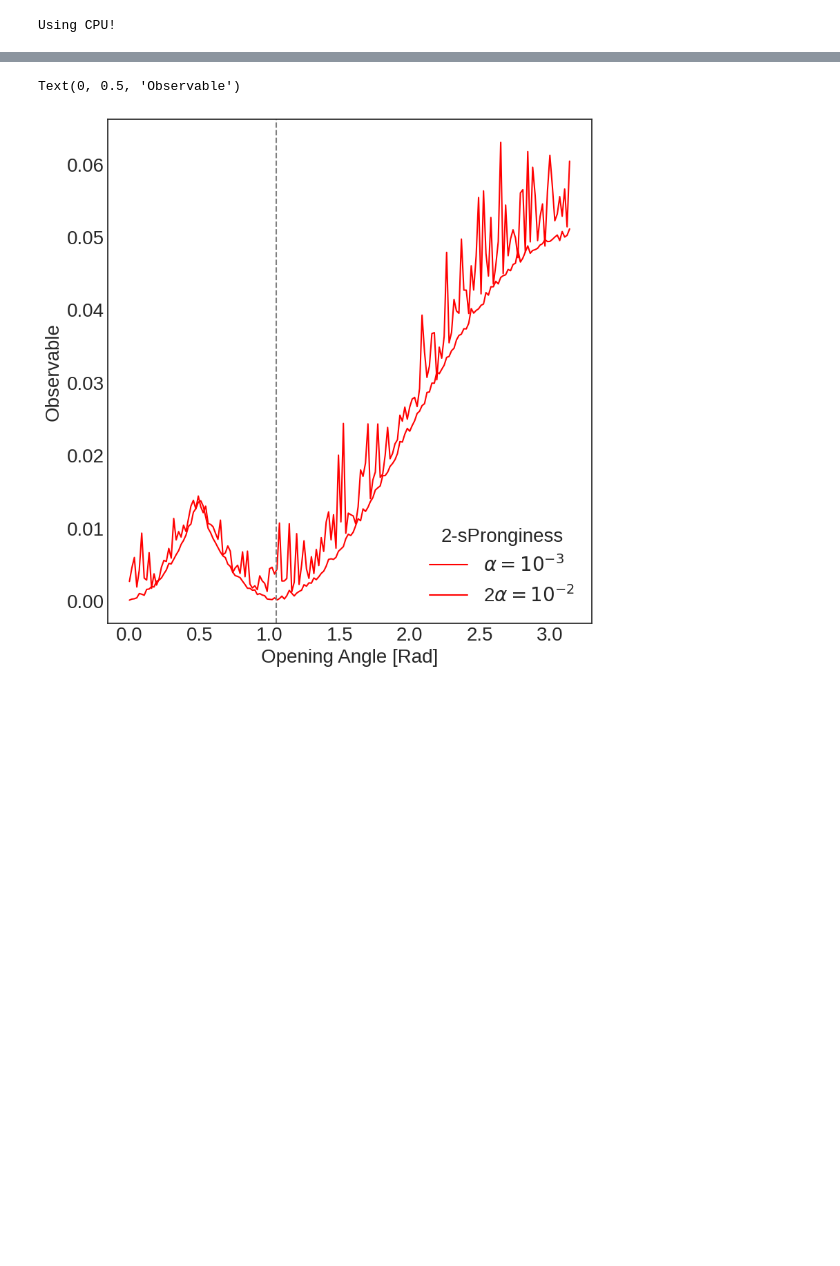
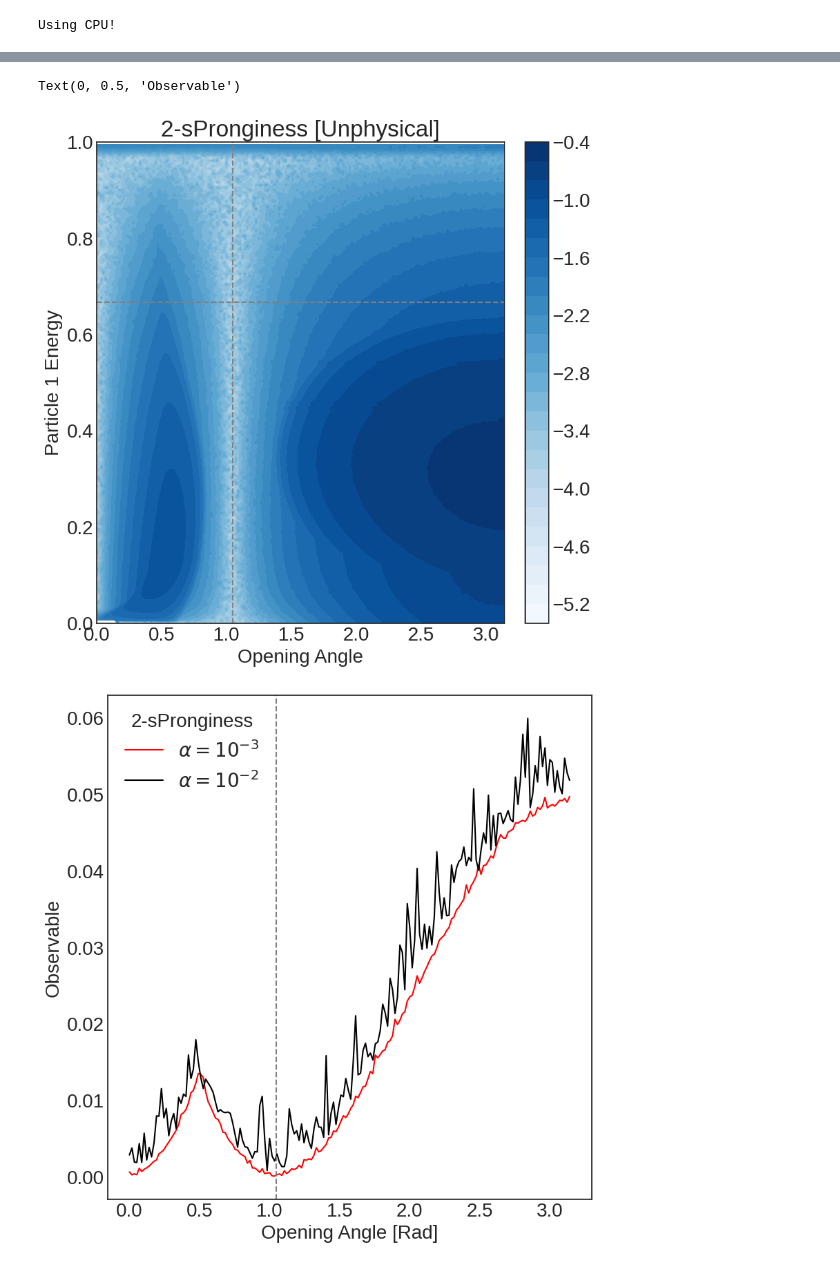
Before and after one commit to rikab/SPECTER, a Jupyter notebook: jax.ipynb, the cells around one changed output, grey strips where cells are left out. Saved outputs shown, nothing was run; the diff lists cells and outputs as text; code cells hidden in the pictures; blank space fills up the shorter version.

```diff
--- a/jax.ipynb
+++ b/jax.ipynb
@@ -373,6 +364,20 @@ plt.hist(sEMDs)
 # %%
 # sEMDs
 from tqdm import tqdm
+
+
+@jax.jit
+def train_step(epoch, s, sprongs):
+
+
+    sEMDS = ds2(sprongs, s)
+    grads = gradients(sprongs, s)
+
+    return sEMDS, grads
+
+    opt_state = opt_update(epoch, grads, opt_state)
+    return opt_state, sEMDS, sprongs
+
 
 # @jax.jit
 def compute_2spronginess(s, alpha = 1e-3):
@@ -401,20 +406,16 @@ def compute_2spronginess(s, alpha = 1e-3):
     for epoch in range(epochs):
 
         sprongs = get_params(opt_state)
-
-        sEMDS = ds2(sprongs, s)
-        grads = gradients(sprongs, s)
-
+        sEMDs, grads = train_step(epoch, s, sprongs)
         opt_state = opt_update(epoch, grads, opt_state)
 
-    #     for i in range(batch_size):
-    #         ts.append(epoch)
-    #         ss.append(sEMDS[i])
-
-    #     # sprongs = sprongs - 0.01 * grads
 
     # plt.scatter(ts,ss)
-    return sEMDS, sprongs
+    return sEMDs, sprongs
+
+
+
+
 
 
 
@@ -423,14 +424,38 @@ def compute_2spronginess(s, alpha = 1e-3):
 sEMDs_2, sprongs = compute_2spronginess(s, 1e-2)
 sEMDs_3, sprongs = compute_2spronginess(s, 1e-3)
 
+
+sEMDs = np.zeros((N,N))
+sEMDs[ij_indices[:,0], ij_indices[:,1]] = sEMDs_3
+
+
+plt.rcParams.update({'font.size': 20})
+fig, ax = plt.subplots(constrained_layout=True, figsize=(8, 8))
+
+
+plt.contourf(angles, energies, np.log10(sEMDs.T), cmap = "Blues", levels = 25)
+plt.xlabel("Opening Angle")
+plt.ylabel("Particle 1 Energy")
+plt.axvline(np.pi/3, ls = "--", color = "grey")
+plt.axhline(2/3, ls = "--", color = "grey")
+
+plt.title("2-sPronginess [Unphysical]")
+plt.colorbar()
+# plt.clabel("log$_{10}d^2$")
+
+
+
+
+
+
 plt.rcParams.update({'font.size': 20})
 fig, ax = plt.subplots(constrained_layout=True, figsize=(8, 8))
 
 # print(angles.shape, np.array(EMDs).shape)
 
 # plt.plot(angles, 2 * np.square(np.array(EMDs)), color = "black", label = r"$\beta$(2-Pronginess)$^\beta$")
-plt.plot(angles, np.array(sEMDs_3), color = "red", label = r"$\alpha = 10^{-3}$")
-plt.plot(angles, np.array(sEMDs_2), color = "black", label = r"$\alpha = 10^{-2}$")
+plt.plot(angles, np.array(sEMDs_3.reshape((N,N))[:,120]), color = "red", label = r"$\alpha = 10^{-3}$")
+plt.plot(angles, np.array(sEMDs_2.reshape((N,N))[:,120]), color = "black", label = r"$\alpha = 10^{-2}$")
 
 plt.axvline(np.pi / 3, color = "grey", ls = "--")
 plt.legend(frameon = False, title = "2-sPronginess")
@@ -490,31 +515,32 @@ plt.ylabel("Observable")
 
 
 
 # for angle in tqdm(range(N)):
 
 
 #     bee = []
 
 #     for energy in range(N):
 
 #         es = np.linspace(0,0.5, 100)
 #         omegas = np.array((1,))
 #         Es, Omegas = np.meshgrid(es, omegas)
 #         temp = np.zeros_like(Es)
 
 
 #         for (i, e) in enumerate(es):
 #             for (j, omega) in enumerate(omegas):
 
 #                 s = compute_spectral_representation(events[angle][energy], type = "jet")
 #                 s2 = np.array((   (0, 1 - e), (omega, e),     ))
 #                 d = ds2(s, s2)
 #                 temp[j,i] = d
 
 #         bee.append(np.amin(temp))
 #     sEMDs.append(bee)
 
 # sEMDs = np.array(sEMDs)
 # %% [output]
 Text(0, 0.5, 'Observable')
-[figure, old version]
+[figure, new version]
+[figure, added]
```
Also changed, not shown: parts of 13 cells of this notebook, 10 other files.
